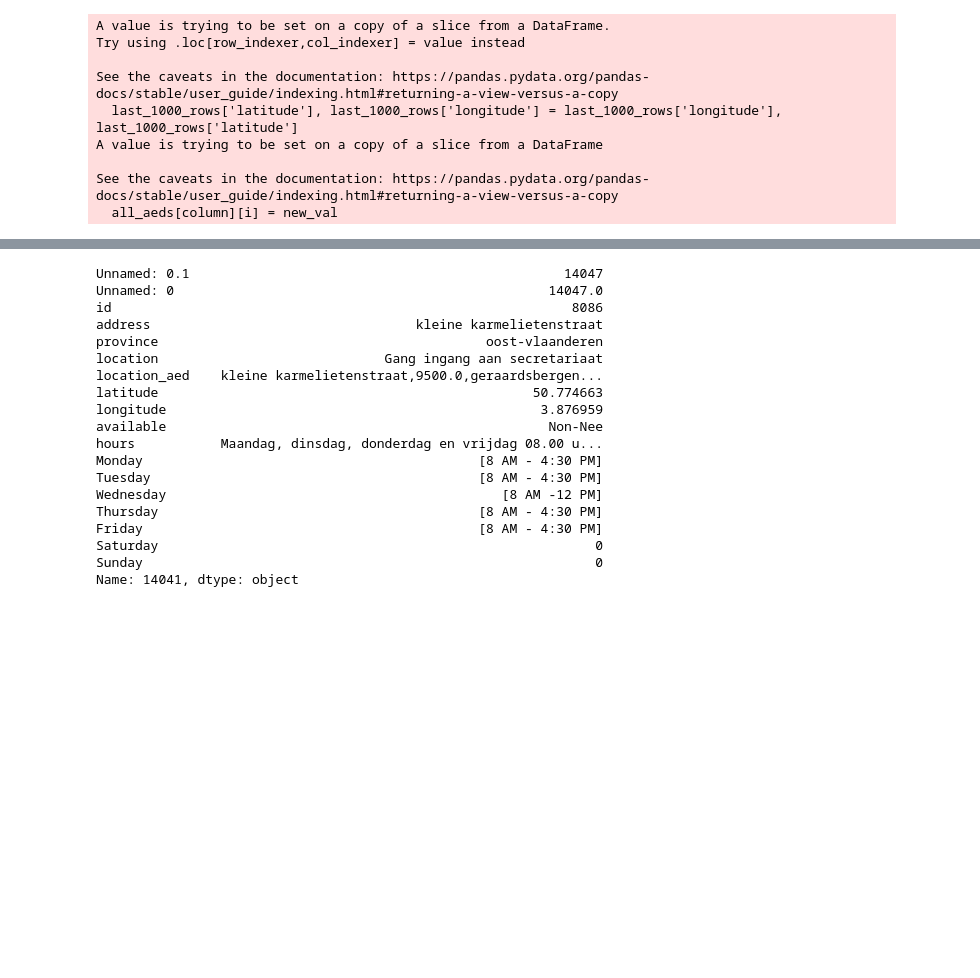
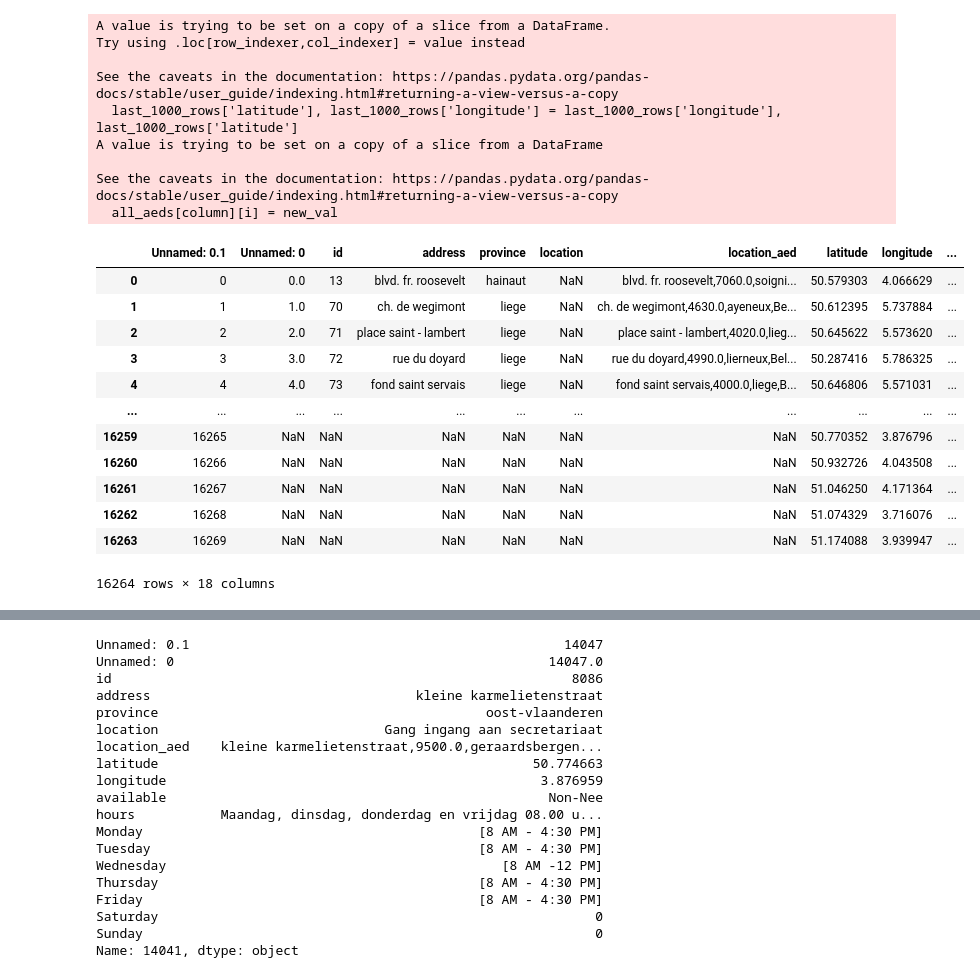
Before and after one commit to BlimnJorge/MDA2024, a Jupyter notebook: Back End/Trial.ipynb, the cells around one changed output, grey strips where cells are left out. Cells and saved outputs as stored; diff of their text form; code cells hidden in the pictures; blank space fills up the shorter version.

```diff
--- a/Back End/Trial.ipynb
+++ b/Back End/Trial.ipynb
@@ -178,3 +178,19 @@ A value is trying to be set on a copy of a slice from a DataFrame
 
 See the caveats in the documentation: https://pandas.pydata.org/pandas-docs/stable/user_guide/indexing.html#returning-a-view-versus-a-copy
   all_aeds[column][i] = new_val
+# %%
+all_aeds
+# %% [output]
+|  | Unnamed: 0.1 | Unnamed: 0 | id | address | province | location | location_aed | latitude | longitude | ... |
+| 0 | 0 | 0.0 | 13 | blvd. fr. roosevelt | hainaut | NaN | blvd. fr. roosevelt,7060.0,soigni... | 50.579303 | 4.066629 | ... |
+| 1 | 1 | 1.0 | 70 | ch. de wegimont | liege | NaN | ch. de wegimont,4630.0,ayeneux,Be... | 50.612395 | 5.737884 | ... |
+| 2 | 2 | 2.0 | 71 | place saint - lambert | liege | NaN | place saint - lambert,4020.0,lieg... | 50.645622 | 5.573620 | ... |
+| 3 | 3 | 3.0 | 72 | rue du doyard | liege | NaN | rue du doyard,4990.0,lierneux,Bel... | 50.287416 | 5.786325 | ... |
+| 4 | 4 | 4.0 | 73 | fond saint servais | liege | NaN | fond saint servais,4000.0,liege,B... | 50.646806 | 5.571031 | ... |
+| ... | ... | ... | ... | ... | ... | ... | ... | ... | ... | ... |
+| 16259 | 16265 | NaN | NaN | NaN | NaN | NaN | NaN | 50.770352 | 3.876796 | ... |
+| 16260 | 16266 | NaN | NaN | NaN | NaN | NaN | NaN | 50.932726 | 4.043508 | ... |
+| 16261 | 16267 | NaN | NaN | NaN | NaN | NaN | NaN | 51.046250 | 4.171364 | ... |
+| 16262 | 16268 | NaN | NaN | NaN | NaN | NaN | NaN | 51.074329 | 3.716076 | ... |
+| 16263 | 16269 | NaN | NaN | NaN | NaN | NaN | NaN | 51.174088 | 3.939947 | ... |
+16264 rows × 18 columns
```
Also changed, not shown: parts of 3 cells of this notebook, 3 other files.
